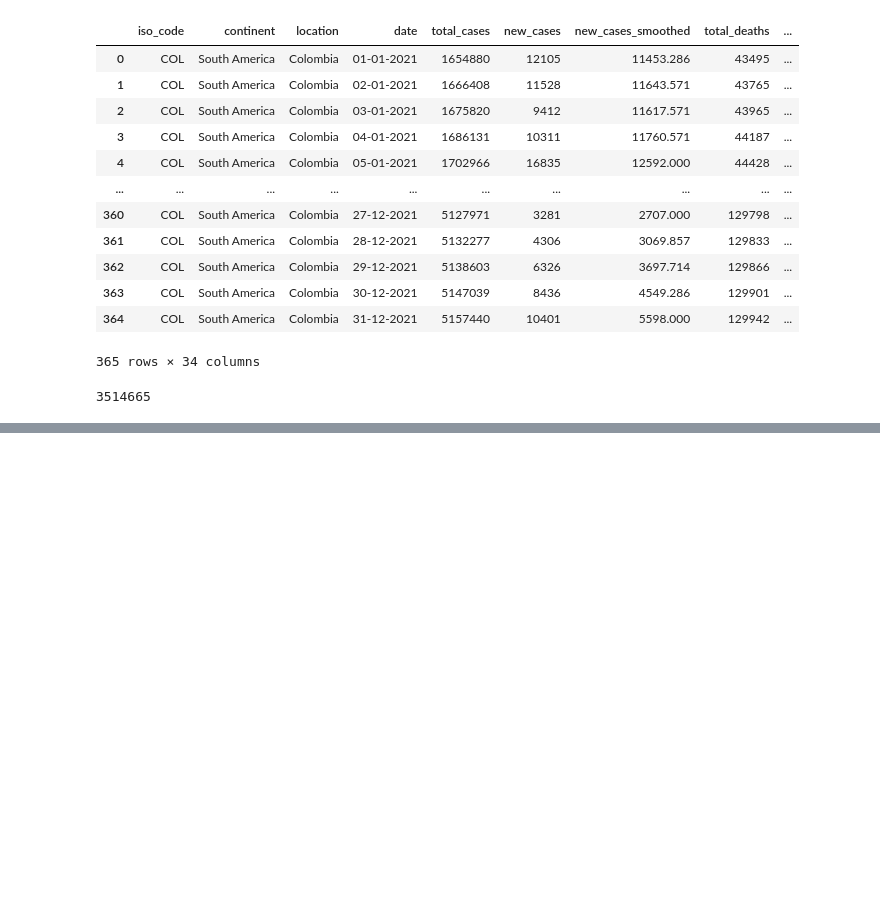
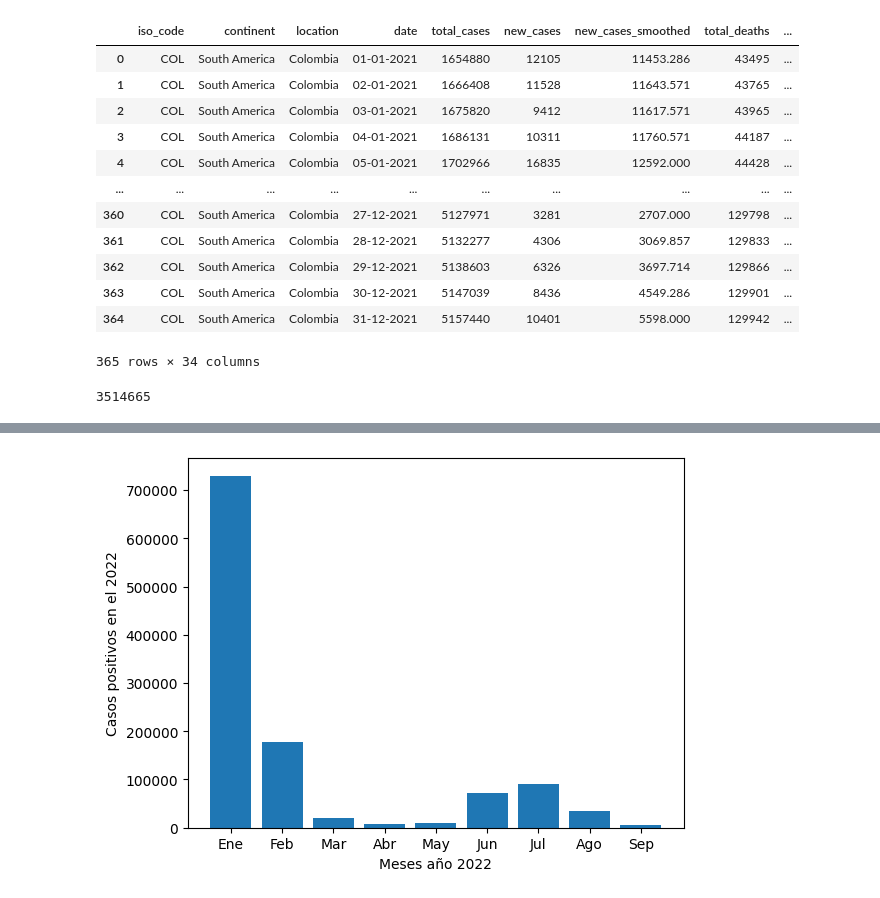
Before and after one commit to mdelacruz999/pythonProject, a Jupyter notebook: main.ipynb, the cells around one changed output, grey strips where cells are left out. Cells and saved outputs as stored; diff of their text form; code cells hidden in the pictures; blank space fills up the shorter version.

```diff
--- a/main.ipynb
+++ b/main.ipynb
@@ -270,0 +286,6 @@ print(casos_muertes_mes_2021)
+# %%
+casos_por_mes_2022 = []
+muertes_por_mes_2022 = []
+# %%
+meses_2022 = ['Ene', 'Feb', 'Mar', 'Abr', 'May', 'Jun', 'Jul', 'Ago', 'Sep']
+print(meses_2022)
@@ -270,0 +294,31 @@ print(casos_muertes_mes_2021)
+# %%
+ene_22 = date_2022[date_2022['date'].str.contains('01-2022')]
+feb_22 = date_2022[date_2022['date'].str.contains('02-2022')]
+mar_22 = date_2022[date_2022['date'].str.contains('03-2022')]
+abr_22 = date_2022[date_2022['date'].str.contains('04-2022')]
+may_22 = date_2022[date_2022['date'].str.contains('05-2022')]
+jun_22 = date_2022[date_2022['date'].str.contains('06-2022')]
+jul_22 = date_2022[date_2022['date'].str.contains('07-2022')]
+ago_22 = date_2022[date_2022['date'].str.contains('08-2022')]
+sep_22 = date_2022[date_2022['date'].str.contains('09-2022')]
+# %%
+# Casos por cada mes del 2022
+casos_por_mes_2022.append(ene_22['new_cases'].sum())
+casos_por_mes_2022.append(feb_22['new_cases'].sum())
+casos_por_mes_2022.append(mar_22['new_cases'].sum())
+casos_por_mes_2022.append(abr_22['new_cases'].sum())
+casos_por_mes_2022.append(may_22['new_cases'].sum())
+casos_por_mes_2022.append(jun_22['new_cases'].sum())
+casos_por_mes_2022.append(jul_22['new_cases'].sum())
+casos_por_mes_2022.append(ago_22['new_cases'].sum())
+casos_por_mes_2022.append(sep_22['new_cases'].sum())
+# Casos de muerte en el 2022
+muertes_por_mes_2022.append(ene_22['new_deaths'].sum())
+muertes_por_mes_2022.append(feb_22['new_deaths'].sum())
+muertes_por_mes_2022.append(mar_22['new_deaths'].sum())
+muertes_por_mes_2022.append(abr_22['new_deaths'].sum())
+muertes_por_mes_2022.append(may_22['new_deaths'].sum())
+muertes_por_mes_2022.append(jun_22['new_deaths'].sum())
+muertes_por_mes_2022.append(jul_22['new_deaths'].sum())
+muertes_por_mes_2022.append(ago_22['new_deaths'].sum())
+muertes_por_mes_2022.append(sep_22['new_deaths'].sum())
@@ -270,0 +339,8 @@ print(casos_muertes_mes_2021)
+# %%
+plt.bar(meses_2022,casos_por_mes_2022)
+plt.xlabel("Meses año 2022",fontdict=None)
+plt.ylabel("Casos positivos en el 2022",fontdict=None)
+
+plt.show()
+# %% [output]
+[figure, added]
```
Also changed, not shown: parts of 10 cells of this notebook.
